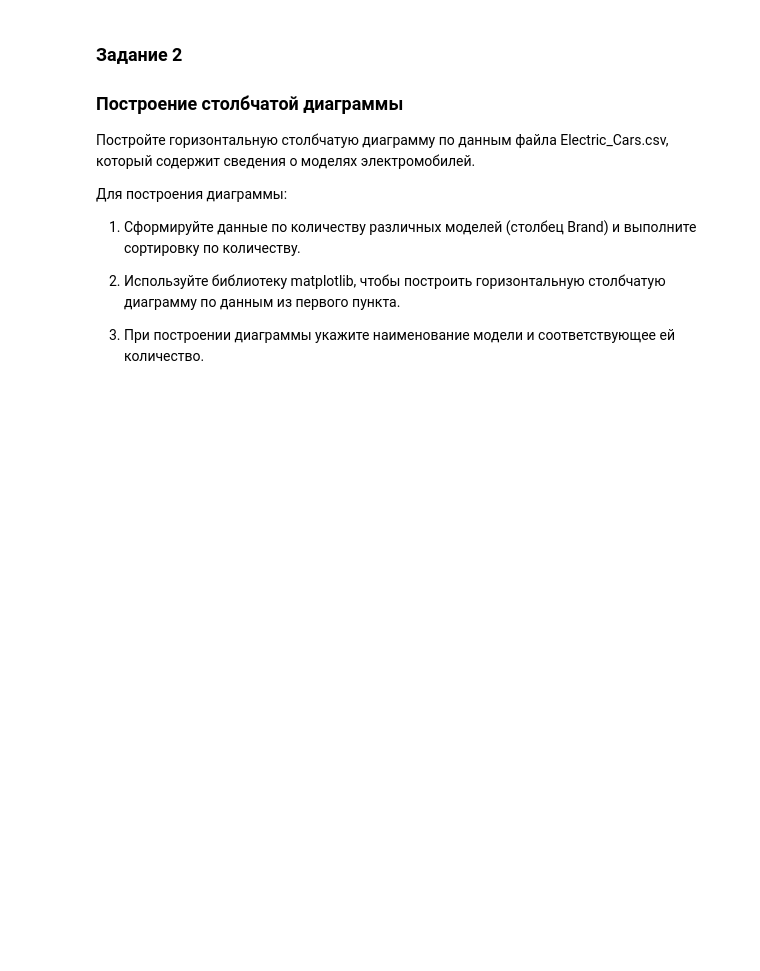
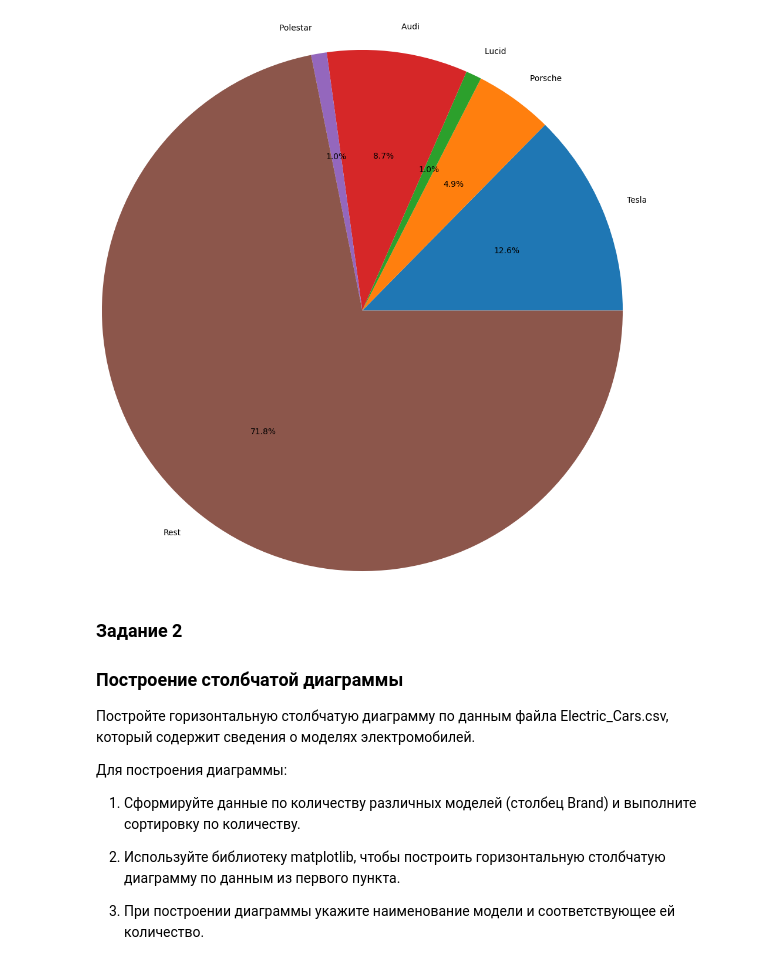
Before and after one commit to Jafarkor/ml_training, a Jupyter notebook: homeworks/hw_viz.ipynb, the cells around one changed output. Cells and saved outputs as stored; diff of their text form; code cells hidden in the pictures; blank space fills up the shorter version.

```diff
--- a/homeworks/hw_viz.ipynb
+++ b/homeworks/hw_viz.ipynb
@@ -35,7 +35,30 @@ df.head()
 | 3 | BMW | iX3 | 6.8 | 180 | 360 | 206 | 560 | Yes | ... |
 | 4 | Honda | e | 9.5 | 145 | 170 | 168 | 190 | Yes | ... |
 # %%
-pie_df =
+# данные: количество моделей и макс. скорость
+data = df.groupby("Brand").agg(
+    Count=("Brand", "size"),
+    TopSpeed_KmH=("TopSpeed_KmH", "max")
+).sort_values("TopSpeed_KmH", ascending=False)
+
+# топ-5 + rest
+top5 = data.head(5).reset_index()[["Brand", "Count"]]
+rest = pd.DataFrame({"Brand": ["Rest"], "Count": [data["Count"].iloc[5:].sum()]})
+final = pd.concat([top5, rest])
+
+
+# круговая диаграмма (matplotlib, но с цветами sns)
+plt.pie(
+    final["Count"],
+    labels=final["Brand"],
+    autopct="%1.1f%%",
+    radius=3
+)
+
+plt.savefig("auto_pie.png", bbox_inches="tight")
+plt.show()
+# %% [output]
+[figure, added]
 # %% [markdown]
 ### Задание 2
 ### Построение столбчатой диаграммы
```
Also changed, not shown: parts of 3 cells of this notebook, 4 other files.
